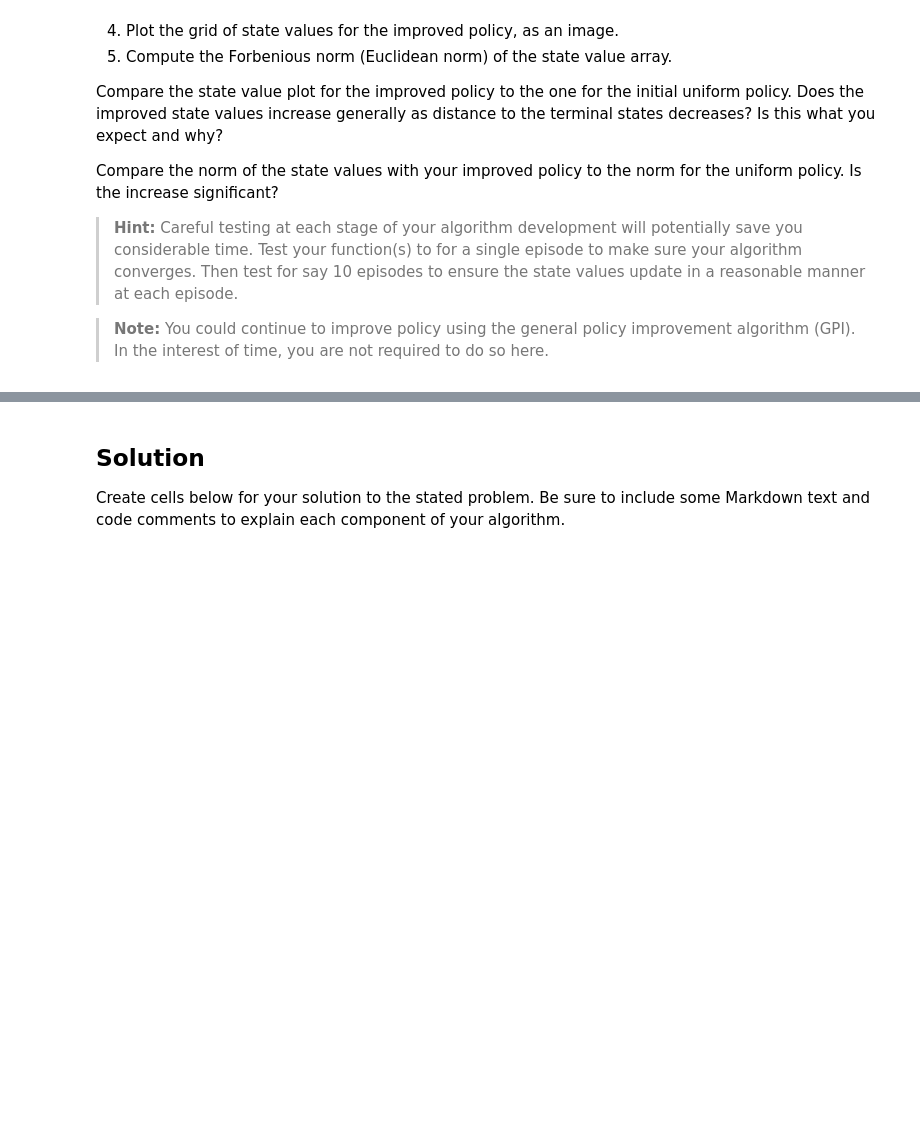
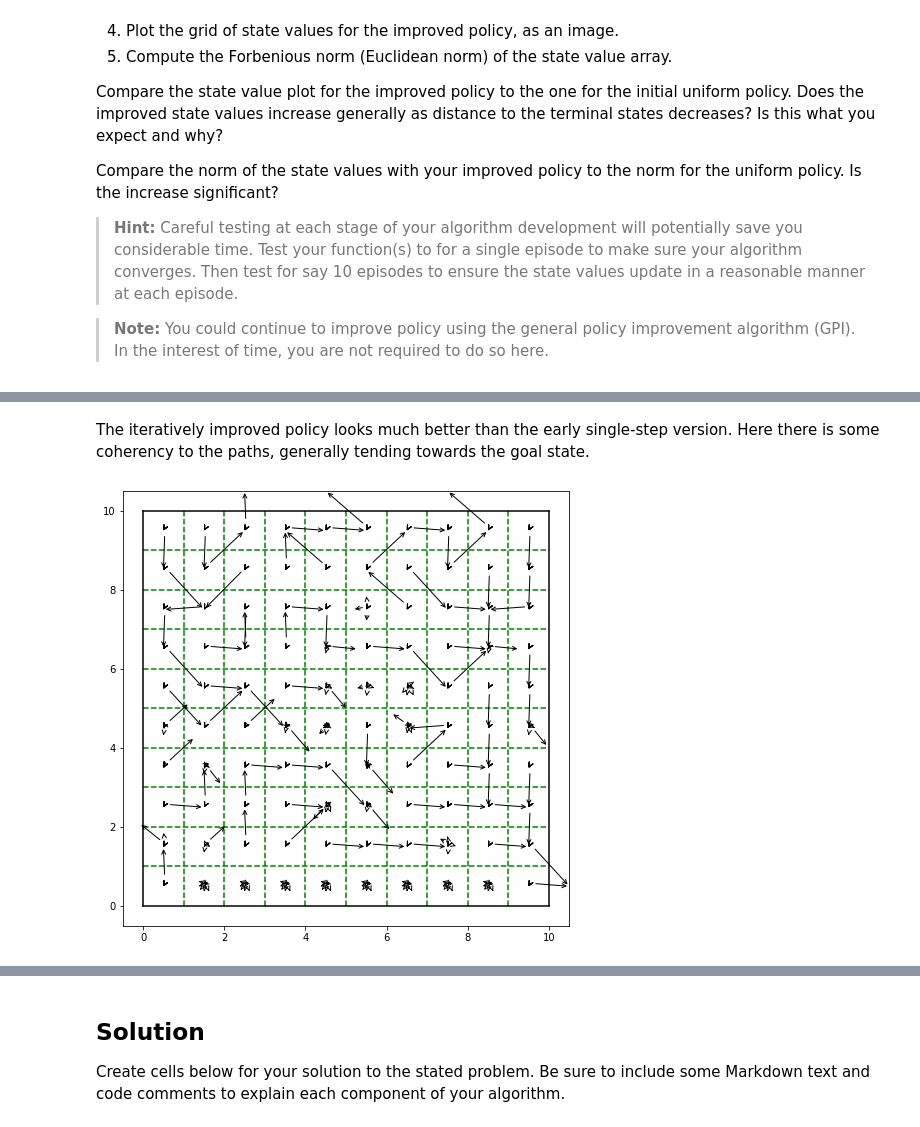
Before and after one commit to nverno/cs82-challenges, a Jupyter notebook: CliffWalking.ipynb, the cells around one changed output, grey strips where cells are left out. Drawn from its saved outputs; the diff is of its cells as text; code cells hidden in the pictures; blank space fills up the shorter version.

```diff
--- a/CliffWalking.ipynb
+++ b/CliffWalking.ipynb
@@ -557,0 +566,21 @@ ANS:
+# %%
+def MC_policy_improvement(policy, n_episodes, n_cycles, initial_state = 0,
+                          epsilon = 0.1, n_actions = 8, verbose=True):
+    '''
+    Function perfoms GPI using Monte Carlo value estimation.
+    Updates to policy are epsilon greedy to prevent the algorithm
+    from being trapped at some point.
+    '''
+    Q = np.zeros((100, n_actions))
+
+    for i in range(n_cycles):
+        if verbose: print(f"iteration {i}: e = {epsilon}")
+        Q = MC_action_values(policy, Q, n_episodes, initial_state, verbose=verbose)
+        policy = update_policy(policy, Q, epsilon = epsilon)
+        # decrease epsilon each iteration
+        epsilon *= 0.75
+
+    return policy
+# %%
+# run iterative policy improvements starting from initial policy
+improved_policy = MC_policy_improvement(deepcopy(initial_policy), 1000, 10, epsilon = 0.1, verbose=True)
@@ -557,0 +605,6 @@ ANS:
+# %% [markdown]
+The iteratively improved policy looks much better than the early single-step version.  Here there is some coherency to the paths, generally tending towards the goal state.
+# %%
+display_policy(improved_policy)
+# %% [output]
+[figure, added]
```
Also changed, not shown: parts of 30 cells of this notebook, 2 other files.
